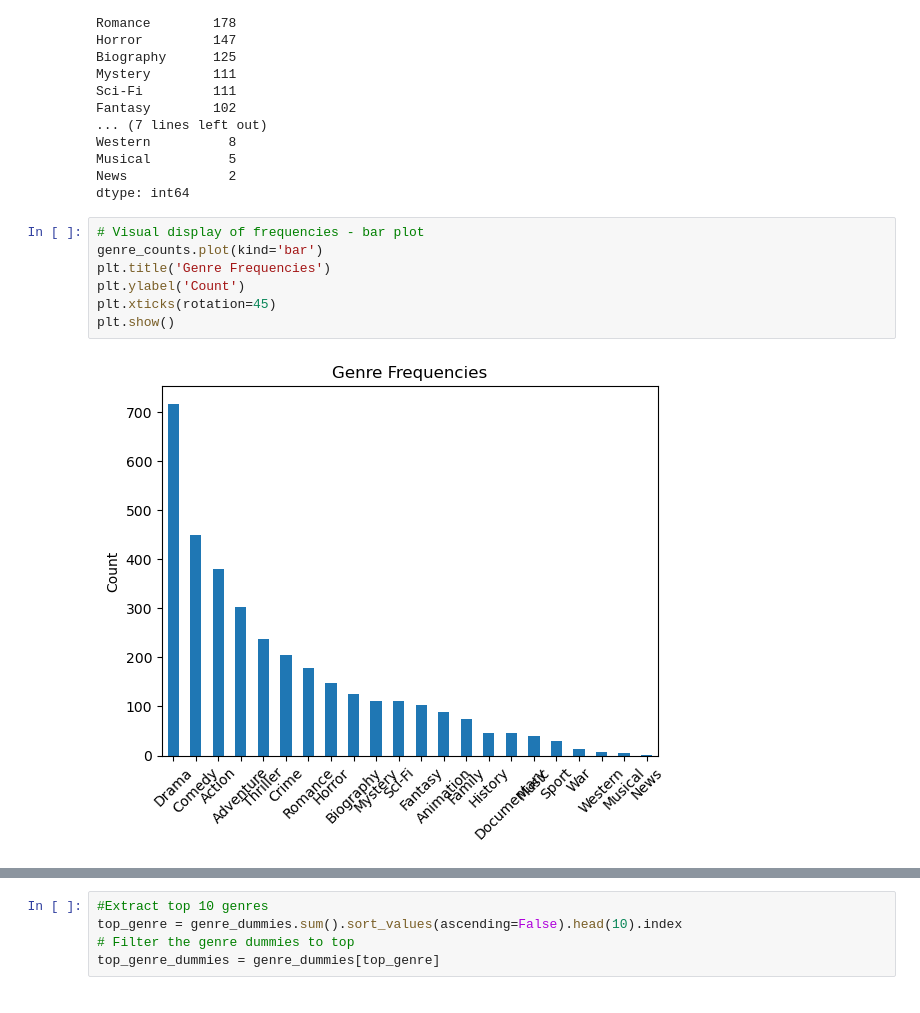
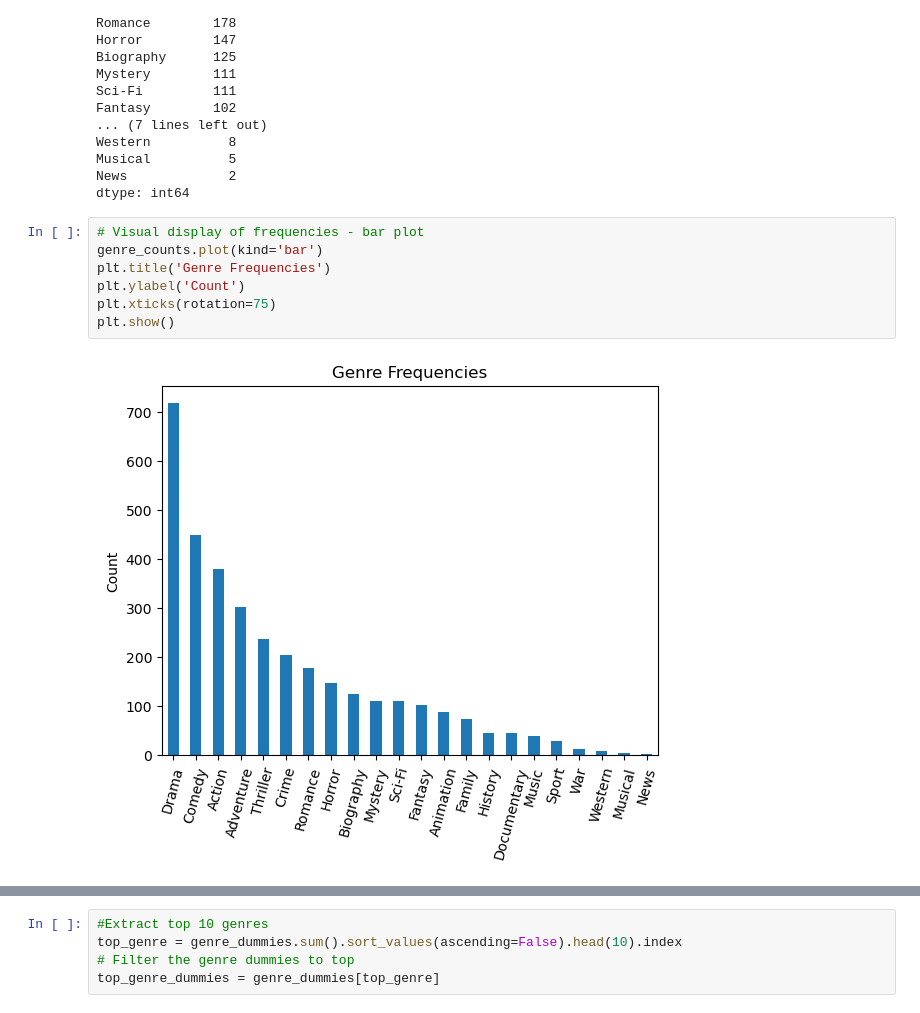
Before and after one commit to Kissienya/group-2-phase-2-moringa-project, a Jupyter notebook: student.ipynb, the cells around one changed output, grey strips where cells are left out. Drawn from its saved outputs; the diff is of its cells as text.

Commit message:
Add final data cleaning, analysis and visualization

```diff
--- a/student.ipynb
+++ b/student.ipynb
@@ -584,9 +615,9 @@ dtype: int64
 # %%
 # Visual display of frequencies - bar plot
 genre_counts.plot(kind='bar')
 plt.title('Genre Frequencies')
 plt.ylabel('Count')
-plt.xticks(rotation=45)
+plt.xticks(rotation=75)
 plt.show()
 # %% [output]
-[figure, old version]
+[figure, new version]
```
Also changed, not shown: parts of 37 cells of this notebook.
